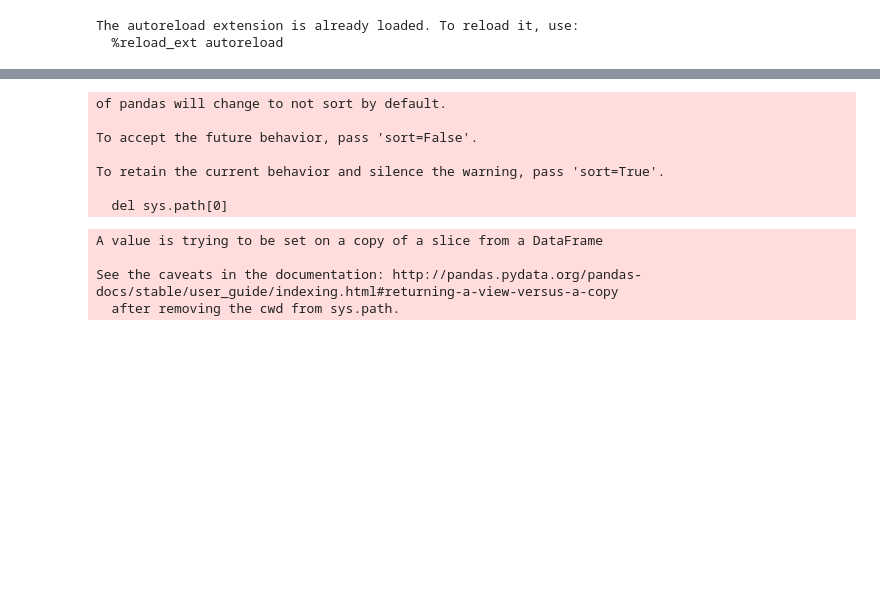
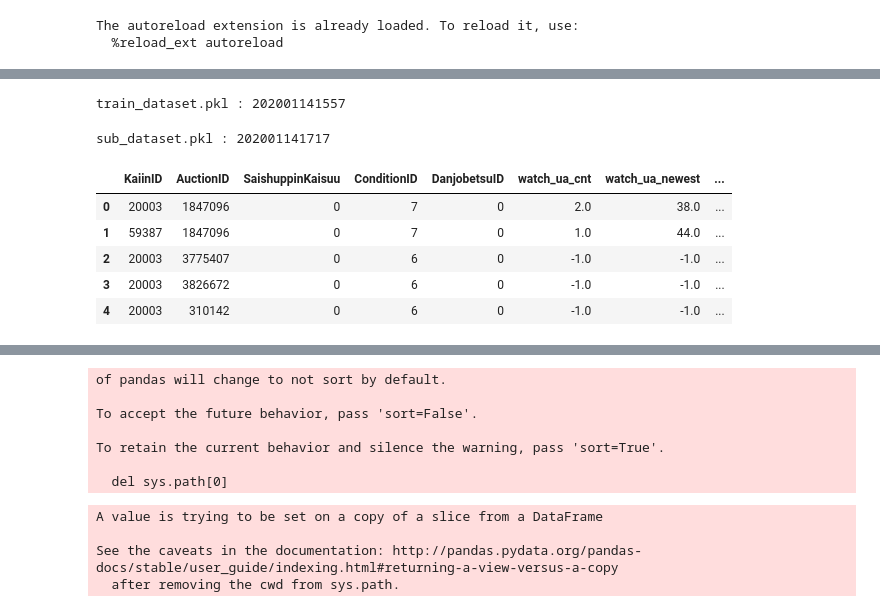
Before and after one commit to nobububi/Brandear, a Jupyter notebook: mimic.ipynb, the cells around one changed output, grey strips where cells are left out. Saved outputs shown, nothing was run; the diff lists cells and outputs as text; code cells hidden in the pictures; blank space fills up the shorter version.

```diff
--- a/mimic.ipynb
+++ b/mimic.ipynb
@@ -236,0 +76,9 @@ See the caveats in the documentation: http://pandas.pydata.org/pandas-docs/stabl
+# %%
+dset_to_period = {
+    "train": {"oldest": datetime.datetime(2019, 9, 10, 0, 0, 0),
+              "newest": datetime.datetime(2019, 9, 17, 0, 0, 0)},
+    "valid": {"oldest": datetime.datetime(2019, 9, 17, 0, 0, 0),
+              "newest": datetime.datetime(2019, 9, 24, 0, 0, 0),},
+    "submission": {"oldest": datetime.datetime(2019, 9, 24, 0, 0, 0),
+              "newest": datetime.datetime(2019, 10, 1, 0, 0, 0),},
+}
@@ -236,0 +225,21 @@ See the caveats in the documentation: http://pandas.pydata.org/pandas-docs/stabl
+# %%
+to_pickle(train_dataset, IMD_DIR, "train_dataset.pkl")
+to_pickle(valid_dataset, IMD_DIR, "valid_dataset.pkl")
+to_pickle(sub_dataset, IMD_DIR, "sub_dataset.pkl")
+# %% [output]
+train_dataset.pkl : 202001141557
+# %%
+sub_dataset = build_dataset(watch, bid, auction, "submission", dataset_type_to_period, sub_users.sample(frac=0.04))
+# %%
+to_pickle(sub_dataset, IMD_DIR, "sub_dataset.pkl")
+# %% [output]
+sub_dataset.pkl : 202001141717
+# %%
+sub_dataset.head()
+# %% [output]
+|  | KaiinID | AuctionID | SaishuppinKaisuu | ConditionID | DanjobetsuID | watch_ua_cnt | watch_ua_newest | ... |
+| 0 | 20003 | 1847096 | 0 | 7 | 0 | 2.0 | 38.0 | ... |
+| 1 | 59387 | 1847096 | 0 | 7 | 0 | 1.0 | 44.0 | ... |
+| 2 | 20003 | 3775407 | 0 | 6 | 0 | -1.0 | -1.0 | ... |
+| 3 | 20003 | 3826672 | 0 | 6 | 0 | -1.0 | -1.0 | ... |
+| 4 | 20003 | 310142 | 0 | 6 | 0 | -1.0 | -1.0 | ... |
```
Also changed, not shown: parts of 33 cells of this notebook.
